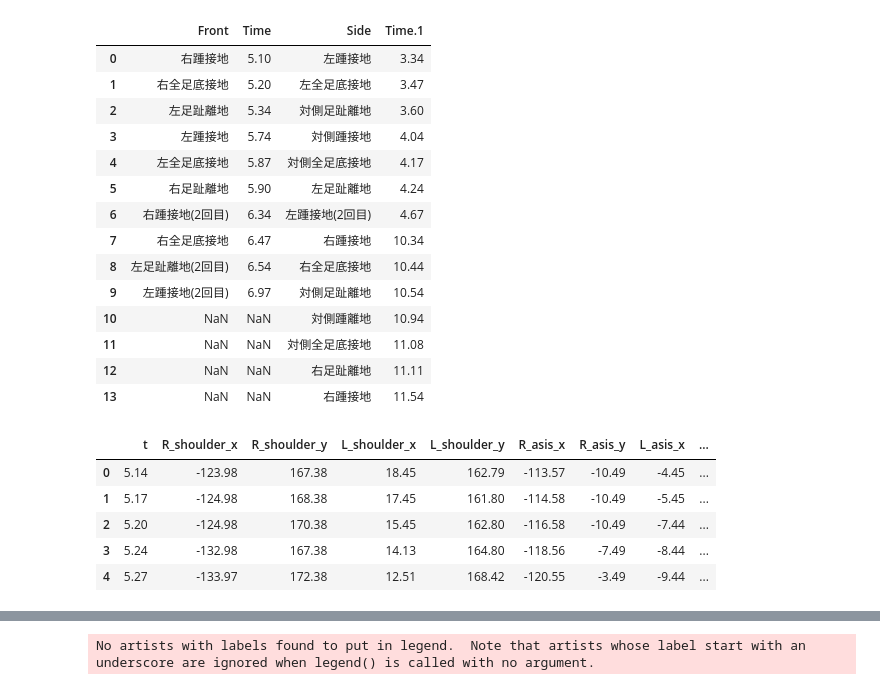
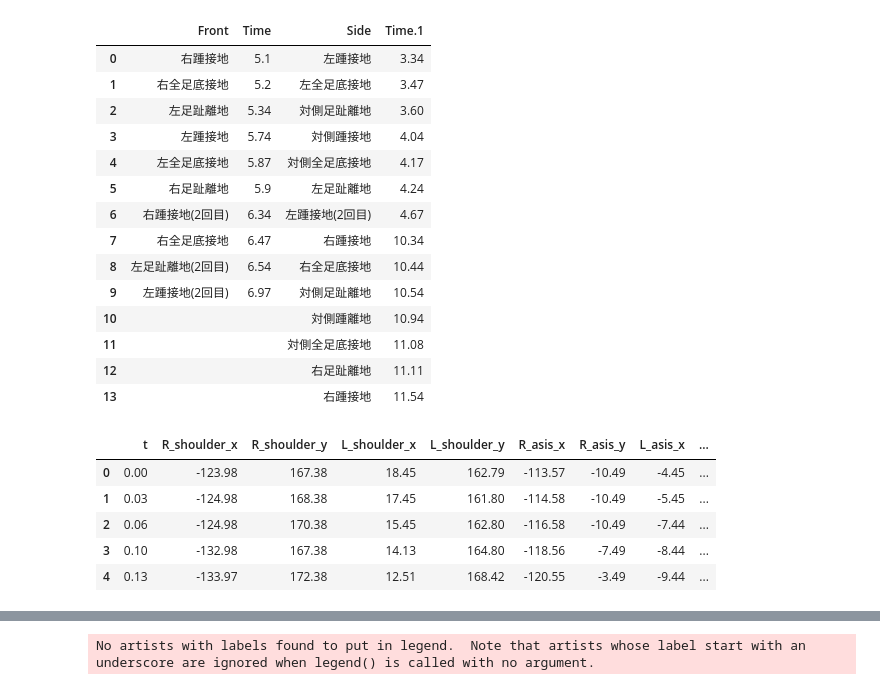
Before and after one commit to naitoyuma7110/walkAnalysis, a Jupyter notebook: analys.ipynb, the cells around one changed output, grey strips where cells are left out. Cells and saved outputs as stored; diff of their text form; code cells hidden in the pictures.

```diff
--- a/analys.ipynb
+++ b/analys.ipynb
@@ -31,33 +32,35 @@ WARNING: Running pip as the 'root' user can result in broken permissions and con
 Note: you may need to restart the kernel to use updated packages.
 # %%
 key_image = pd.read_csv("/workspace/walkAnalysis/pointData/keyImage.csv")
-
+# NaNを空白文字列に置き換える
+key_image = key_image.fillna("")
 key_image
 # %% [output]
 |  | Front | Time | Side | Time.1 |
-| 0 | 右踵接地 | 5.10 | 左踵接地 | 3.34 |
-| 1 | 右全足底接地 | 5.20 | 左全足底接地 | 3.47 |
+| 0 | 右踵接地 | 5.1 | 左踵接地 | 3.34 |
+| 1 | 右全足底接地 | 5.2 | 左全足底接地 | 3.47 |
 | 2 | 左足趾離地 | 5.34 | 対側足趾離地 | 3.60 |
 | 3 | 左踵接地 | 5.74 | 対側踵接地 | 4.04 |
 | 4 | 左全足底接地 | 5.87 | 対側全足底接地 | 4.17 |
-| 5 | 右足趾離地 | 5.90 | 左足趾離地 | 4.24 |
+| 5 | 右足趾離地 | 5.9 | 左足趾離地 | 4.24 |
 | 6 | 右踵接地(2回目) | 6.34 | 左踵接地(2回目) | 4.67 |
 | 7 | 右全足底接地 | 6.47 | 右踵接地 | 10.34 |
 | 8 | 左足趾離地(2回目) | 6.54 | 右全足底接地 | 10.44 |
 | 9 | 左踵接地(2回目) | 6.97 | 対側足趾離地 | 10.54 |
-| 10 | NaN | NaN | 対側踵離地 | 10.94 |
-| 11 | NaN | NaN | 対側全足底接地 | 11.08 |
-| 12 | NaN | NaN | 右足趾離地 | 11.11 |
-| 13 | NaN | NaN | 右踵接地 | 11.54 |
+| 10 |  |  | 対側踵離地 | 10.94 |
+| 11 |  |  | 対側全足底接地 | 11.08 |
+| 12 |  |  | 右足趾離地 | 11.11 |
+| 13 |  |  | 右踵接地 | 11.54 |
 # %%
 front = pd.read_csv("/workspace/walkAnalysis/pointData/frontTrim.csv")
 
 front = front[(front['t'] >= 5.10) & (front['t'] <= 6.97)]
+front['t'] = front['t'] - front['t'][0]
 front.head()
 # %% [output]
 |  | t | R_shoulder_x | R_shoulder_y | L_shoulder_x | L_shoulder_y | R_asis_x | R_asis_y | L_asis_x | ... |
-| 0 | 5.14 | -123.98 | 167.38 | 18.45 | 162.79 | -113.57 | -10.49 | -4.45 | ... |
-| 1 | 5.17 | -124.98 | 168.38 | 17.45 | 161.80 | -114.58 | -10.49 | -5.45 | ... |
-| 2 | 5.20 | -124.98 | 170.38 | 15.45 | 162.80 | -116.58 | -10.49 | -7.44 | ... |
-| 3 | 5.24 | -132.98 | 167.38 | 14.13 | 164.80 | -118.56 | -7.49 | -8.44 | ... |
-| 4 | 5.27 | -133.97 | 172.38 | 12.51 | 168.42 | -120.55 | -3.49 | -9.44 | ... |
+| 0 | 0.00 | -123.98 | 167.38 | 18.45 | 162.79 | -113.57 | -10.49 | -4.45 | ... |
+| 1 | 0.03 | -124.98 | 168.38 | 17.45 | 161.80 | -114.58 | -10.49 | -5.45 | ... |
+| 2 | 0.06 | -124.98 | 170.38 | 15.45 | 162.80 | -116.58 | -10.49 | -7.44 | ... |
+| 3 | 0.10 | -132.98 | 167.38 | 14.13 | 164.80 | -118.56 | -7.49 | -8.44 | ... |
+| 4 | 0.13 | -133.97 | 172.38 | 12.51 | 168.42 | -120.55 | -3.49 | -9.44 | ... |
```
Also changed, not shown: parts of 11 cells of this notebook.
